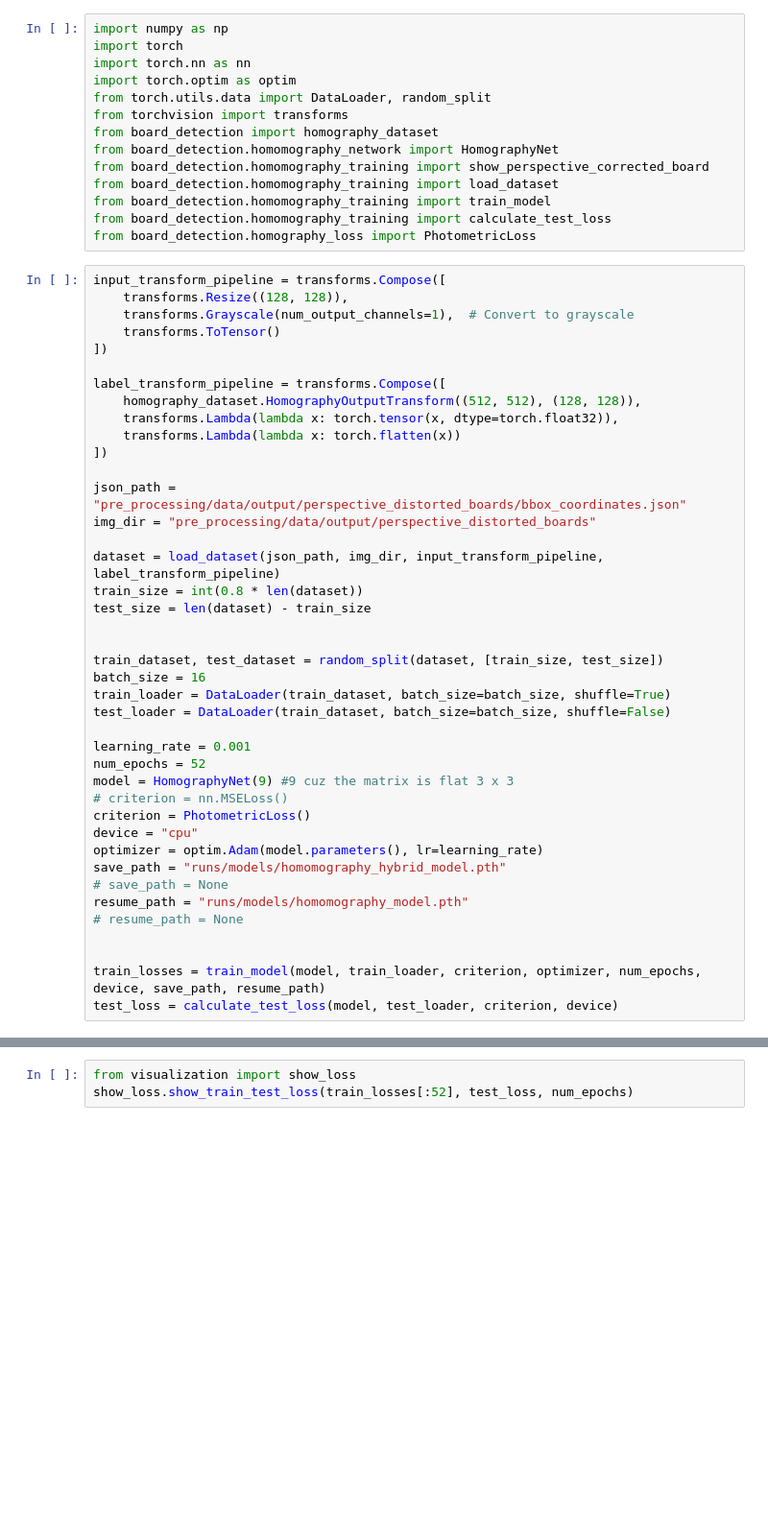
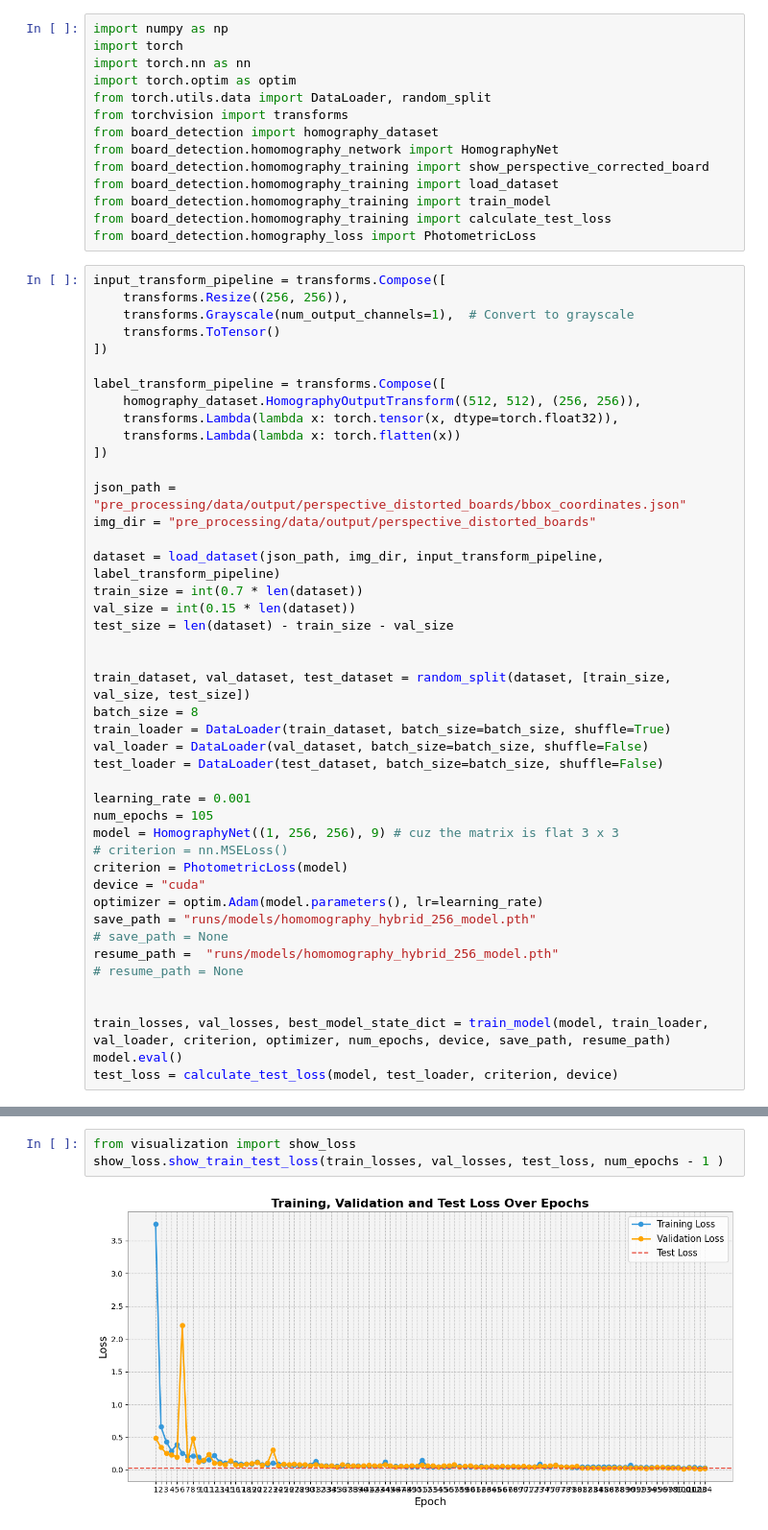
Before and after one commit to vdakov/cv-board-game-detection, a Jupyter notebook: experiments.ipynb, the cells around one changed output, grey strips where cells are left out. Shown: that part at 96% size. Saved outputs shown, nothing was run; the diff lists cells and outputs as text; blank space fills up the shorter version.

Commit message:
Make homography training robust in its loss, change forward pass for affine coordinates, allow any size images.

```diff
--- a/experiments.ipynb
+++ b/experiments.ipynb
@@ -14,13 +14,13 @@ from board_detection.homomography_training import calculate_test_loss
 from board_detection.homography_loss import PhotometricLoss
 # %%
 input_transform_pipeline = transforms.Compose([
-    transforms.Resize((128, 128)),
+    transforms.Resize((256, 256)),
     transforms.Grayscale(num_output_channels=1),  # Convert to grayscale
     transforms.ToTensor()
 ])
 
 label_transform_pipeline = transforms.Compose([
-    homography_dataset.HomographyOutputTransform((512, 512), (128, 128)),
+    homography_dataset.HomographyOutputTransform((512, 512), (256, 256)),
     transforms.Lambda(lambda x: torch.tensor(x, dtype=torch.float32)),
     transforms.Lambda(lambda x: torch.flatten(x))
 ])
@@ -29,27 +29,30 @@ json_path = "pre_processing/data/output/perspective_distorted_boards/bbox_coordi
 img_dir = "pre_processing/data/output/perspective_distorted_boards"
 
 dataset = load_dataset(json_path, img_dir, input_transform_pipeline, label_transform_pipeline)
-train_size = int(0.8 * len(dataset))
-test_size = len(dataset) - train_size
+train_size = int(0.7 * len(dataset))
+val_size = int(0.15 * len(dataset))
+test_size = len(dataset) - train_size - val_size
 
 
-train_dataset, test_dataset = random_split(dataset, [train_size, test_size])
-batch_size = 16
+train_dataset, val_dataset, test_dataset = random_split(dataset, [train_size, val_size, test_size])
+batch_size = 8
 train_loader = DataLoader(train_dataset, batch_size=batch_size, shuffle=True)
-test_loader = DataLoader(train_dataset, batch_size=batch_size, shuffle=False)
+val_loader = DataLoader(val_dataset, batch_size=batch_size, shuffle=False)
+test_loader = DataLoader(test_dataset, batch_size=batch_size, shuffle=False)
 
 learning_rate = 0.001
-num_epochs = 52
-model = HomographyNet(9) #9 cuz the matrix is flat 3 x 3
+num_epochs = 105
+model = HomographyNet((1, 256, 256), 9) # cuz the matrix is flat 3 x 3
 # criterion = nn.MSELoss()
-criterion = PhotometricLoss()
-device = "cpu"
+criterion = PhotometricLoss(model)
+device = "cuda"
 optimizer = optim.Adam(model.parameters(), lr=learning_rate)
-save_path = "runs/models/homomography_hybrid_model.pth"
+save_path = "runs/models/homomography_hybrid_256_model.pth"
 # save_path = None
-resume_path = "runs/models/homomography_model.pth"
+resume_path =  "runs/models/homomography_hybrid_256_model.pth"
 # resume_path = None
 
 
-train_losses = train_model(model, train_loader, criterion, optimizer, num_epochs, device, save_path, resume_path)
+train_losses, val_losses, best_model_state_dict = train_model(model, train_loader, val_loader, criterion, optimizer, num_epochs, device, save_path, resume_path)
+model.eval()
 test_loss = calculate_test_loss(model, test_loader, criterion, device)
@@ -56,4 +65,6 @@ test_loss = calculate_test_loss(model, test_loader, criterion, device)
 # %%
 from visualization import show_loss
-show_loss.show_train_test_loss(train_losses[:52], test_loss, num_epochs)
+show_loss.show_train_test_loss(train_losses, val_losses, test_loss, num_epochs - 1 )
+# %% [output]
+[figure, added]
 # %%
```
Also changed, not shown: parts of 4 cells of this notebook, 5 other files.
